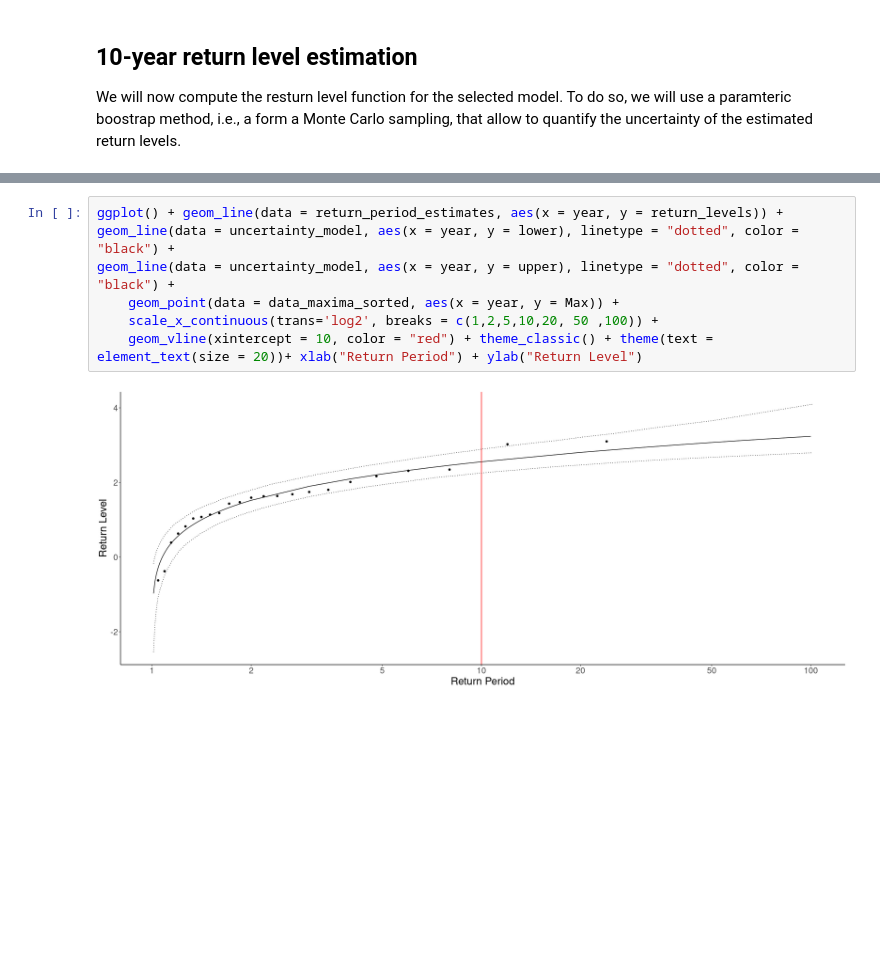
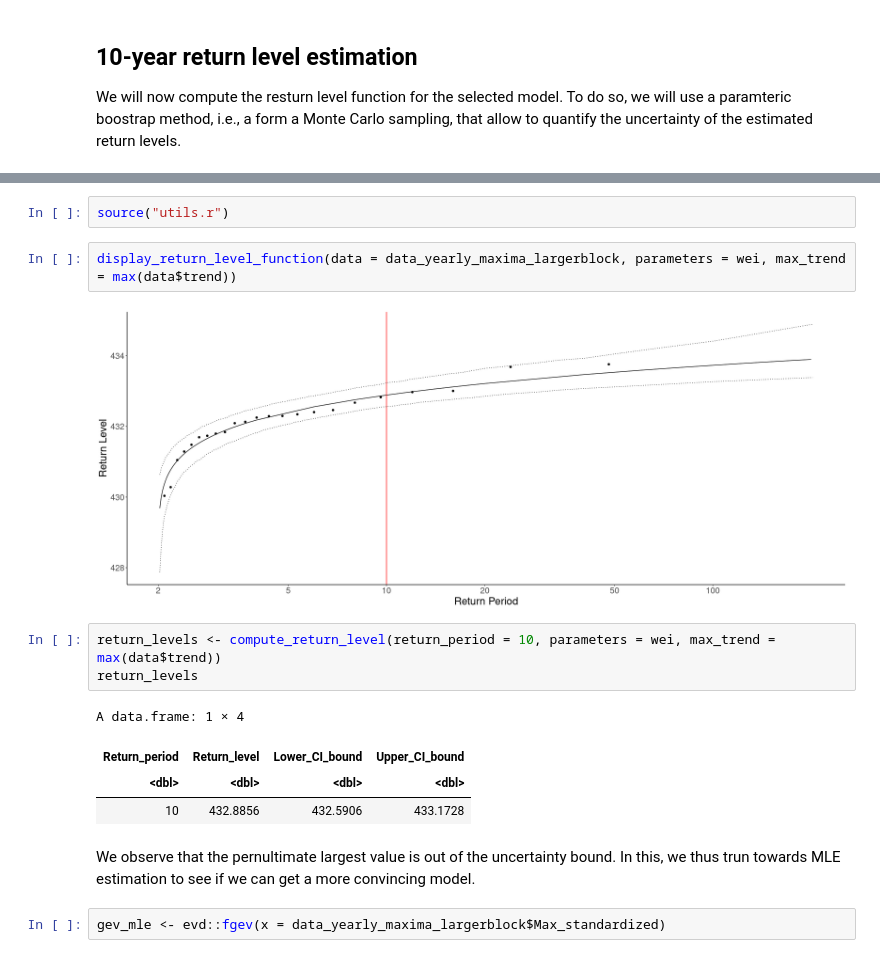
Before and after one commit to foen-admin-ch/groundwater-extreme-analysis, a Jupyter notebook: notebooks/example_4.ipynb, the cells around one changed output, grey strips where cells are left out. Cells and saved outputs as stored; diff of their text form; blank space fills up the shorter version.

```diff
--- a/notebooks/example_4.ipynb
+++ b/notebooks/example_4.ipynb
@@ -304,9 +281,18 @@ uncertainty_model$year <- 1 / (1 - pobs)
-# %%
-ggplot() + geom_line(data = return_period_estimates, aes(x = year, y = return_levels)) +
-geom_line(data = uncertainty_model, aes(x = year, y = lower), linetype = "dotted", color = "black") +
-geom_line(data = uncertainty_model, aes(x = year, y = upper), linetype = "dotted", color = "black") +
-    geom_point(data = data_maxima_sorted, aes(x = year, y = Max)) +
-    scale_x_continuous(trans='log2', breaks = c(1,2,5,10,20, 50 ,100)) +
-    geom_vline(xintercept = 10, color = "red") + theme_classic() + theme(text = element_text(size = 20))+ xlab("Return Period") + ylab("Return Level")
-# %% [output]
-[figure, removed]
+# %%
+source("utils.r")
+# %%
+display_return_level_function(data = data_yearly_maxima_largerblock, parameters = wei, max_trend = max(data$trend))
+# %% [output]
+[figure, added]
+# %%
+return_levels <- compute_return_level(return_period = 10, parameters = wei, max_trend = max(data$trend))
+return_levels
+# %% [output]
+A data.frame: 1 × 4
+| Return_period | Return_level | Lower_CI_bound | Upper_CI_bound |
+| <dbl> | <dbl> | <dbl> | <dbl> |
+| 10 | 432.8856 | 432.5906 | 433.1728 |
+# %% [markdown]
+We observe that the pernultimate largest value is out of the uncertainty bound. In this, we thus trun towards MLE estimation to see if we can get a more convincing model.
+# %%
+gev_mle <- evd::fgev(x = data_yearly_maxima_largerblock$Max_standardized)
```
Also changed, not shown: parts of 9 cells of this notebook, 1 other file.
